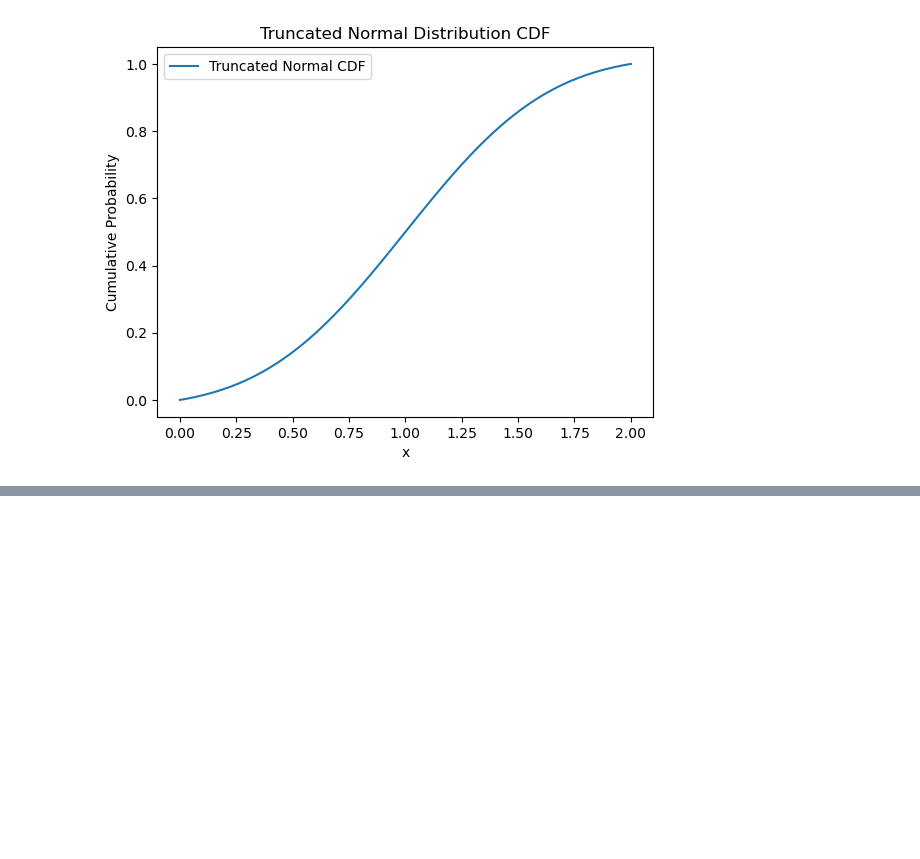
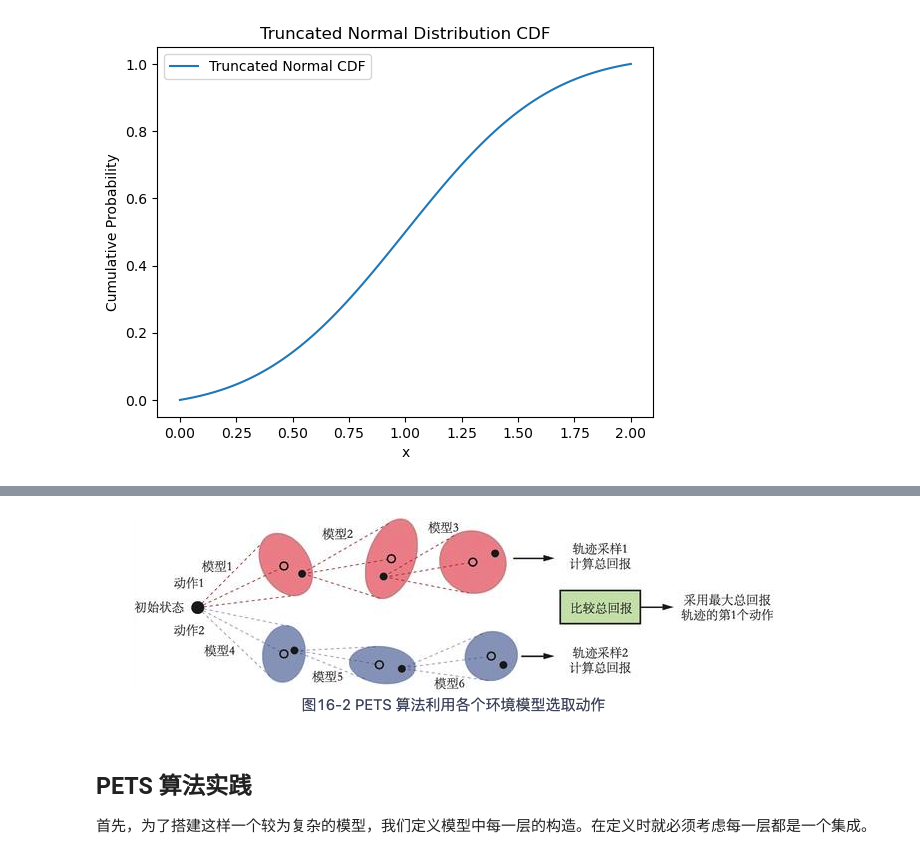
Before and after one commit to ztaoing/DeepRL_Steps, a Jupyter notebook: practice-code/14-模型预测控制.ipynb, the cells around one changed output, grey strips where cells are left out. Saved outputs shown, nothing was run; the diff lists cells and outputs as text; code cells hidden in the pictures; blank space fills up the shorter version.

```diff
--- a/practice-code/14-模型预测控制.ipynb
+++ b/practice-code/14-模型预测控制.ipynb
@@ -156,0 +201,8 @@ class CEM:
+# %%
+Image(filename='./pets03.png')
+# %% [output]
+[figure, added]
+# %% [markdown]
+## PETS 算法实践
+
+首先，为了搭建这样一个较为复杂的模型，我们定义模型中每一层的构造。在定义时就必须考虑每一层都是一个集成。
```
Also changed, not shown: parts of 11 cells of this notebook.
